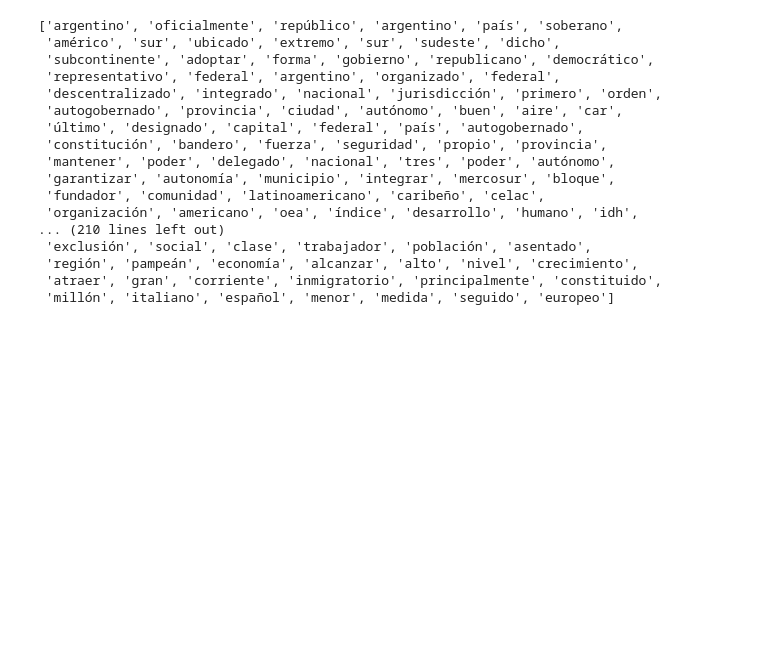
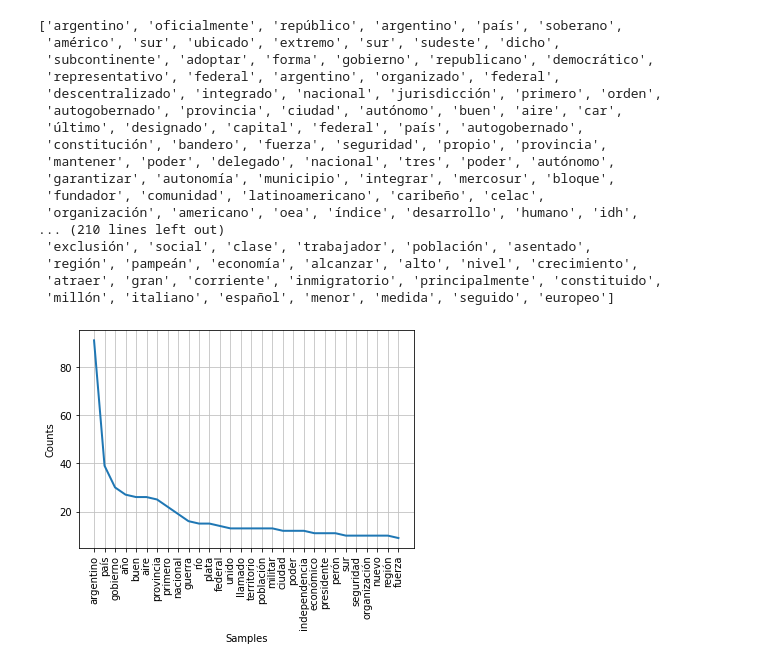
Before and after one commit to fotrino/austral, a Jupyter notebook: TM - TP Wikipedia.ipynb, the cells around one changed output. Drawn from its saved outputs; the diff is of its cells as text; code cells hidden in the pictures; blank space fills up the shorter version.

```diff
--- a/TM - TP Wikipedia.ipynb
+++ b/TM - TP Wikipedia.ipynb
@@ -81,3 +82,7 @@ pp.pprint(results[:1500])
  'región', 'pampeán', 'economía', 'alcanzar', 'alto', 'nivel', 'crecimiento',
  'atraer', 'gran', 'corriente', 'inmigratorio', 'principalmente', 'constituido',
  'millón', 'italiano', 'español', 'menor', 'medida', 'seguido', 'europeo']
+# %%
+Text(results).plot(30)
+# %% [output]
+[figure, added]
```
Also changed, not shown: parts of 1 cell of this notebook.
